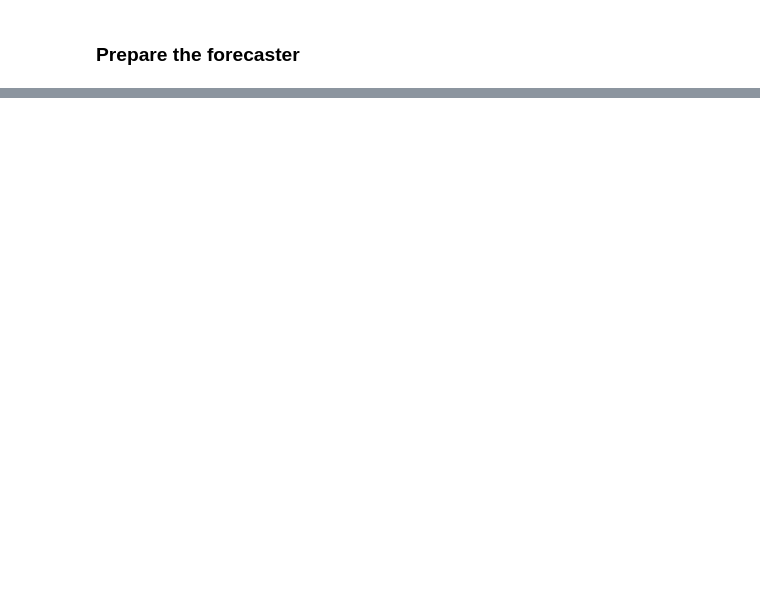
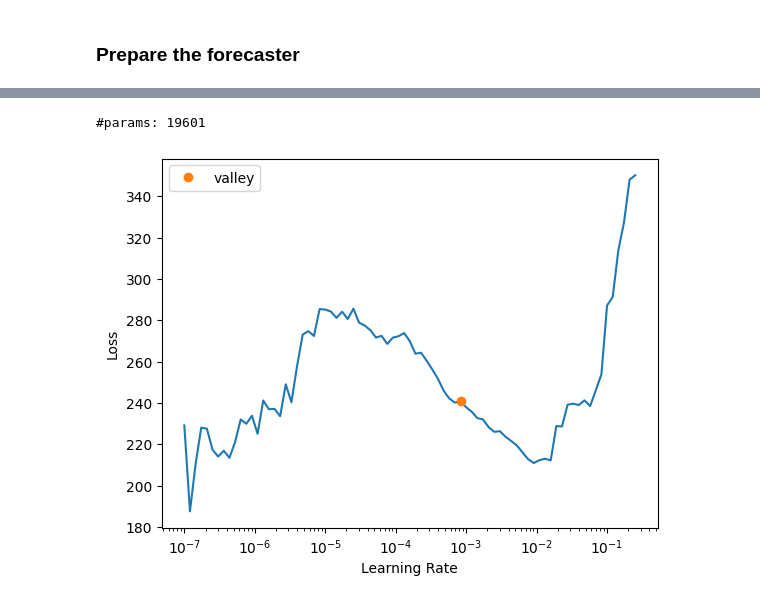
Before and after one commit to ARCLab-MIT/SW-Transformers-Forecaster-Framework, a Jupyter notebook: dev_nbs/00_draftsheet_copy.ipynb, the cells around one changed output, grey strips where cells are left out. Cells and saved outputs as stored; diff of their text form; code cells hidden in the pictures; blank space fills up the shorter version.

```diff
--- a/dev_nbs/00_draftsheet_copy.ipynb
+++ b/dev_nbs/00_draftsheet_copy.ipynb
@@ -193,9 +286,12 @@ arch_config = dict(
     d_ff=128,  # dimension of fully connected network
     attn_dropout=0.0, # dropout applied to the attention weights
     dropout=0.3,  # dropout applied to all linear layers in the encoder except q,k&v projections
-    patch_len=24,  # length of the patch applied to the time series to create patches
-    stride=2,  # stride used when creating patches
+    patch_len=9,  # length of the patch applied to the time series to create patches
+    stride=1,  # stride used when creating patches
     padding_patch=True,  # padding_patch
 )
 learn = TSForecaster(X, y, splits=splits, batch_size=16, path="models", pipelines=[preproc_pipe, exp_pipe],
                         arch="PatchTST", arch_config=arch_config, metrics=[mse, mae], cbs=[ShowGraph()])
+lr_max = learn.lr_find().valley
+print(f"#params: {sum(p.numel() for p in learn.model.parameters())}")
+# %% [output]
@@ -201,0 +299,2 @@ learn = TSForecaster(X, y, splits=splits, batch_size=16, path="models", pipeline
+#params: 19601
+[figure, added]
```
Also changed, not shown: parts of 20 cells of this notebook, 1 other file.
